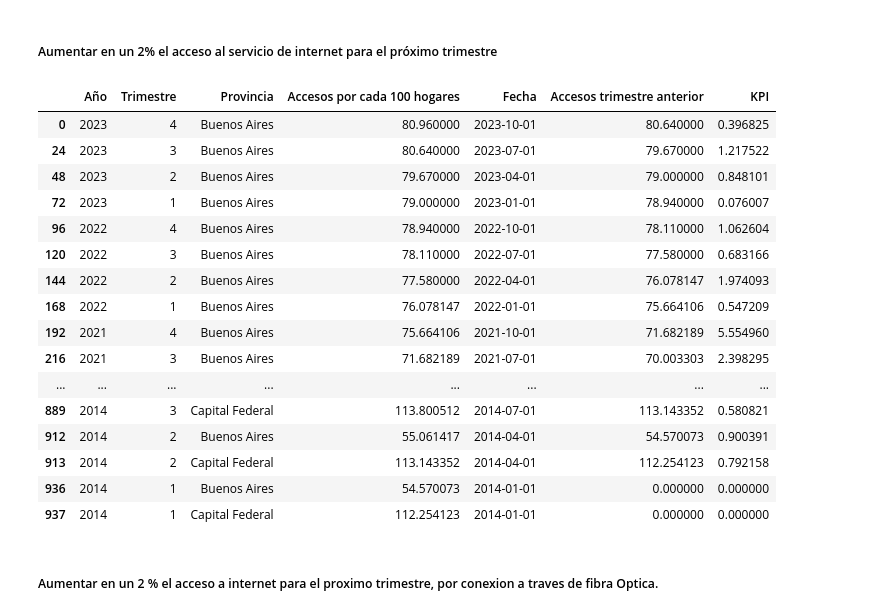
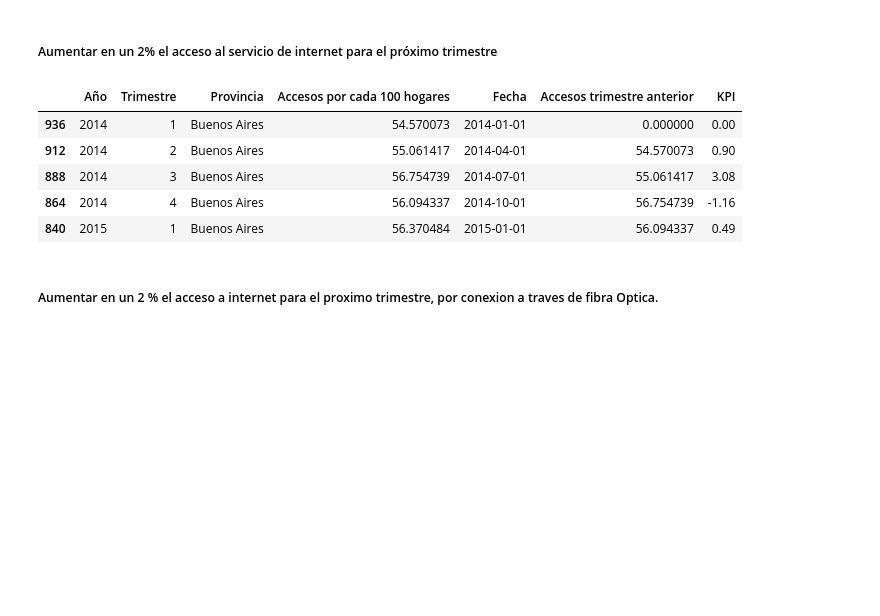
Before and after one commit to rammerbot/Data_Analytics_Telecomunicaciones_Argentina, a Jupyter notebook: ETL_EDA.ipynb, the cells around one changed output. Cells and saved outputs as stored; diff of their text form; code cells hidden in the pictures; blank space fills up the shorter version.

```diff
--- a/ETL_EDA.ipynb
+++ b/ETL_EDA.ipynb
@@ -925,7 +907,6 @@ data_pen_hog = data_pen_hog.sort_values(by=['Provincia', 'Año', 'Trimestre'])
 # Crear la nueva columna con el valor del trimestre anterior
 data_pen_hog['Accesos trimestre anterior'] = data_pen_hog.groupby('Provincia')['Accesos por cada 100 hogares'].shift(1)
 
-
 # Aplicar la fórmula del KPI usando los valores del trimestre anterior
-data_pen_hog['KPI'] = ((data_pen_hog['Accesos por cada 100 hogares'] - data_pen_hog['Accesos trimestre anterior']) / data_pen_hog['Accesos trimestre anterior']) * 100
+data_pen_hog['KPI'] = data_pen_hog.apply(lambda row: calcular_kpi(row['Accesos por cada 100 hogares'], row['Accesos trimestre anterior']), axis=1)
 # %%
@@ -932,25 +914,15 @@ data_pen_hog['KPI'] = ((data_pen_hog['Accesos por cada 100 hogares'] - data_pen_
 data_pen_hog['Accesos trimestre anterior'] = data_pen_hog['Accesos trimestre anterior'].fillna(0)
 data_pen_hog['KPI'] = data_pen_hog['KPI'].fillna(0)
-# %%
-data_pen_hog.head(50).sort_values(by=['Año', 'Trimestre'], ascending=False)
-# %% [output]
-|  | Año | Trimestre | Provincia | Accesos por cada 100 hogares | Fecha | Accesos trimestre anterior | KPI |
-| 0 | 2023 | 4 | Buenos Aires | 80.960000 | 2023-10-01 | 80.640000 | 0.396825 |
-| 24 | 2023 | 3 | Buenos Aires | 80.640000 | 2023-07-01 | 79.670000 | 1.217522 |
-| 48 | 2023 | 2 | Buenos Aires | 79.670000 | 2023-04-01 | 79.000000 | 0.848101 |
-| 72 | 2023 | 1 | Buenos Aires | 79.000000 | 2023-01-01 | 78.940000 | 0.076007 |
-| 96 | 2022 | 4 | Buenos Aires | 78.940000 | 2022-10-01 | 78.110000 | 1.062604 |
-| 120 | 2022 | 3 | Buenos Aires | 78.110000 | 2022-07-01 | 77.580000 | 0.683166 |
-| 144 | 2022 | 2 | Buenos Aires | 77.580000 | 2022-04-01 | 76.078147 | 1.974093 |
-| 168 | 2022 | 1 | Buenos Aires | 76.078147 | 2022-01-01 | 75.664106 | 0.547209 |
-| 192 | 2021 | 4 | Buenos Aires | 75.664106 | 2021-10-01 | 71.682189 | 5.554960 |
-| 216 | 2021 | 3 | Buenos Aires | 71.682189 | 2021-07-01 | 70.003303 | 2.398295 |
-| ... | ... | ... | ... | ... | ... | ... | ... |
-| 889 | 2014 | 3 | Capital Federal | 113.800512 | 2014-07-01 | 113.143352 | 0.580821 |
-| 912 | 2014 | 2 | Buenos Aires | 55.061417 | 2014-04-01 | 54.570073 | 0.900391 |
-| 913 | 2014 | 2 | Capital Federal | 113.143352 | 2014-04-01 | 112.254123 | 0.792158 |
-| 936 | 2014 | 1 | Buenos Aires | 54.570073 | 2014-01-01 | 0.000000 | 0.000000 |
-| 937 | 2014 | 1 | Capital Federal | 112.254123 | 2014-01-01 | 0.000000 | 0.000000 |
+# %%
+# Imprimir tabla resultado.
+data_pen_hog.head()
+# %% [output]
+|  | Año | Trimestre | Provincia | Accesos por cada 100 hogares | Fecha | Accesos trimestre anterior | KPI |
+| 936 | 2014 | 1 | Buenos Aires | 54.570073 | 2014-01-01 | 0.000000 | 0.00 |
+| 912 | 2014 | 2 | Buenos Aires | 55.061417 | 2014-04-01 | 54.570073 | 0.90 |
+| 888 | 2014 | 3 | Buenos Aires | 56.754739 | 2014-07-01 | 55.061417 | 3.08 |
+| 864 | 2014 | 4 | Buenos Aires | 56.094337 | 2014-10-01 | 56.754739 | -1.16 |
+| 840 | 2015 | 1 | Buenos Aires | 56.370484 | 2015-01-01 | 56.094337 | 0.49 |
 # %% [markdown]
 ##### Aumentar en un 2 % el acceso a internet para el  proximo trimestre, por conexion a traves de fibra Optica.
 # %%
```
Also changed, not shown: parts of 16 cells of this notebook, 1 other file.
